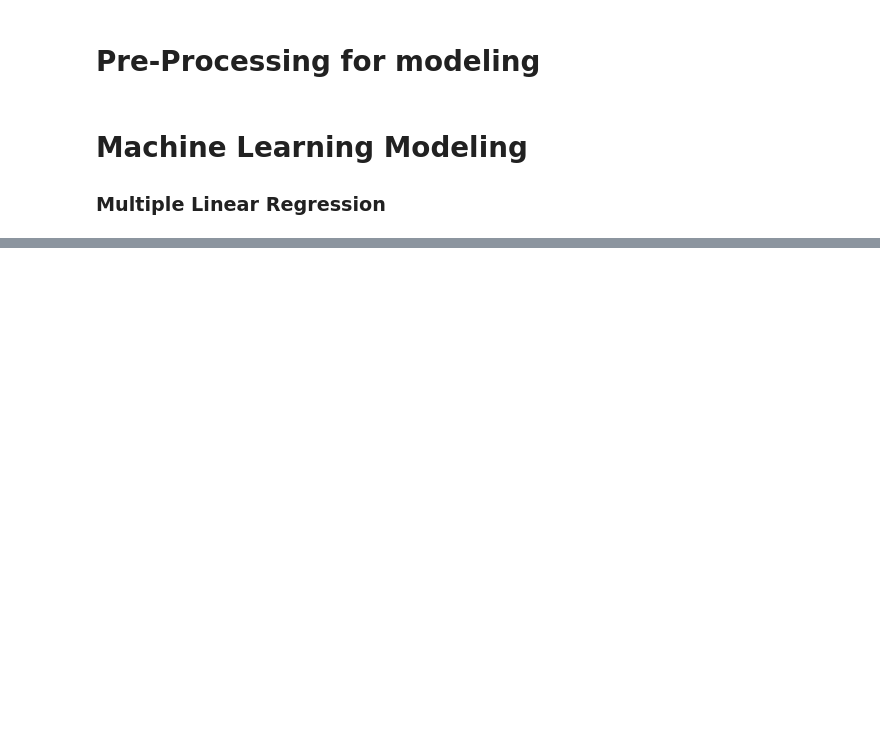
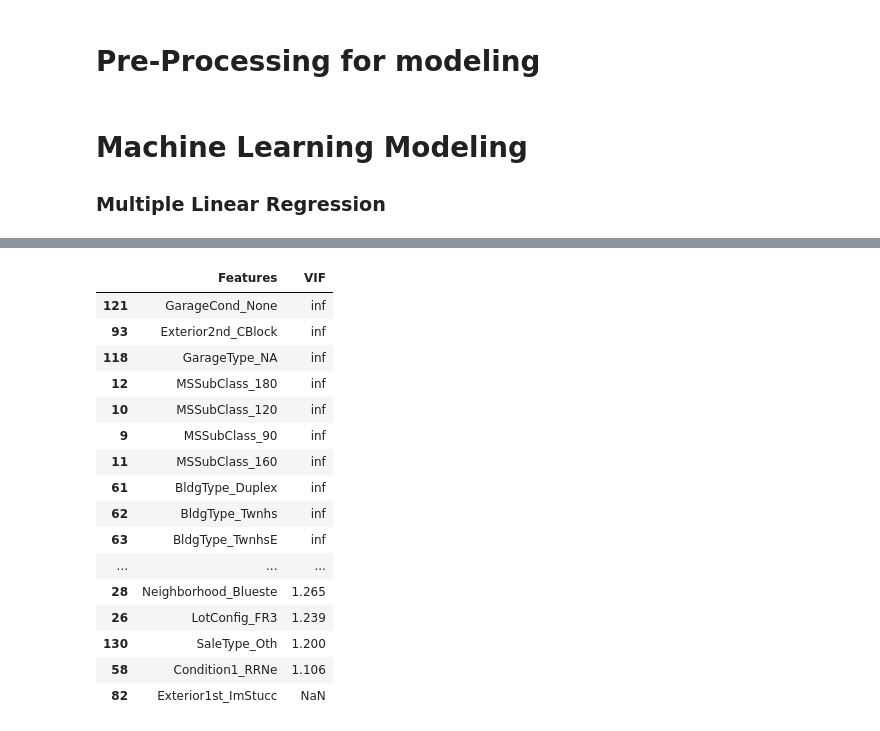
Before and after one commit to mwc201/Housing_Price_Prediction, a Jupyter notebook: ML_Models.ipynb, the cells around one changed output, grey strips where cells are left out. Saved outputs shown, nothing was run; the diff lists cells and outputs as text; code cells hidden in the pictures; blank space fills up the shorter version.

```diff
--- a/ML_Models.ipynb
+++ b/ML_Models.ipynb
@@ -36,0 +91,26 @@ test_df = pd.read_csv('./Data/test.csv')
+# %%
+# calculate VIF for each feature
+VIF = pd.DataFrame()
+VIF["Features"] = X_train.columns
+VIF["VIF"] = [round(variance_inflation_factor(X_train.values, i),3)
+                          for i in range(len(X_train.columns))]
+
+VIF.sort_values(by='VIF', ascending=False)
+# %% [output]
+|  | Features | VIF |
+| 121 | GarageCond_None | inf |
+| 93 | Exterior2nd_CBlock | inf |
+| 118 | GarageType_NA | inf |
+| 12 | MSSubClass_180 | inf |
+| 10 | MSSubClass_120 | inf |
+| 9 | MSSubClass_90 | inf |
+| 11 | MSSubClass_160 | inf |
+| 61 | BldgType_Duplex | inf |
+| 62 | BldgType_Twnhs | inf |
+| 63 | BldgType_TwnhsE | inf |
+| ... | ... | ... |
+| 28 | Neighborhood_Blueste | 1.265 |
+| 26 | LotConfig_FR3 | 1.239 |
+| 130 | SaleType_Oth | 1.200 |
+| 58 | Condition1_RRNe | 1.106 |
+| 82 | Exterior1st_ImStucc | NaN |
```
Also changed, not shown: parts of 10 cells of this notebook, 1 other file.
